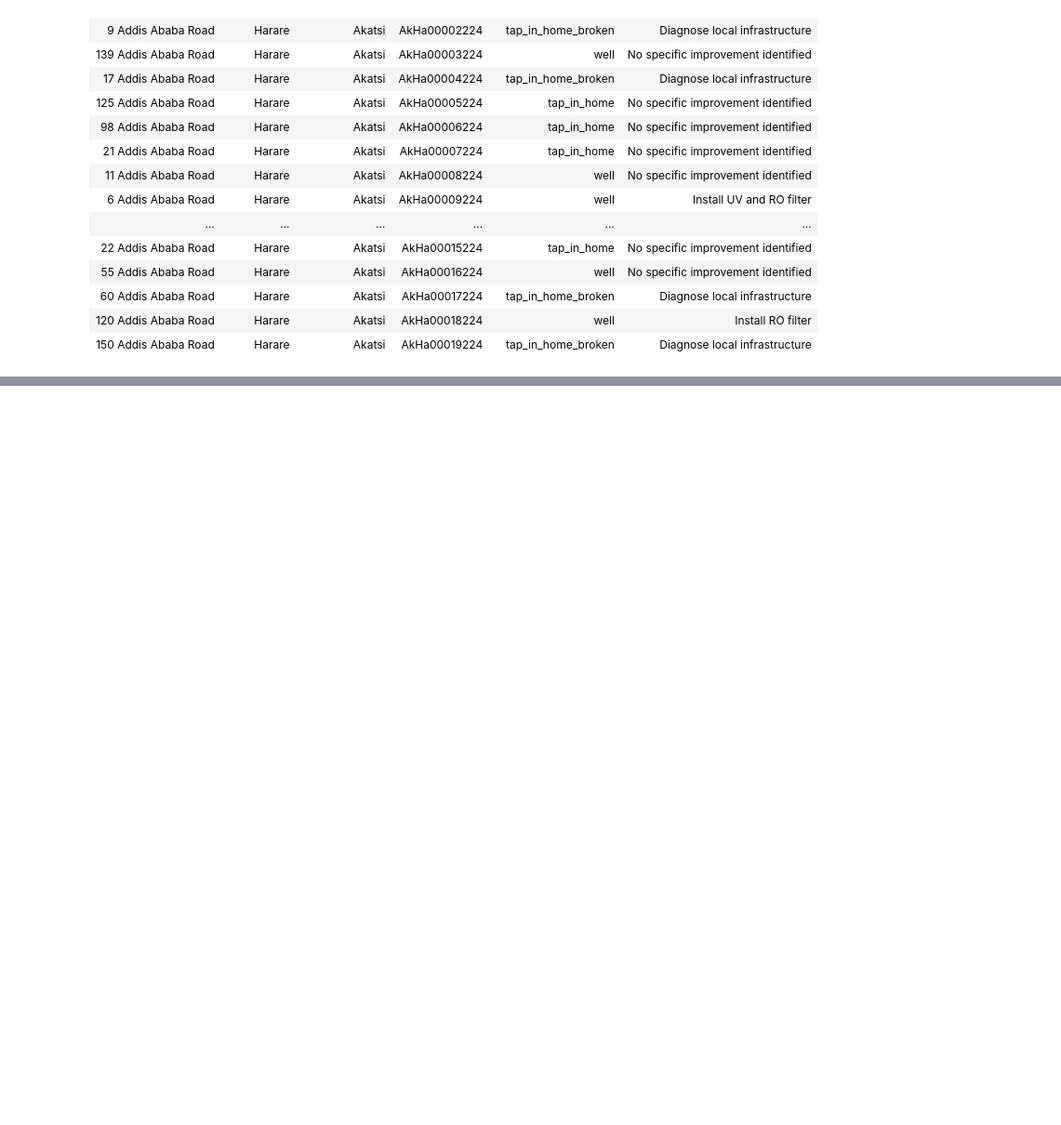
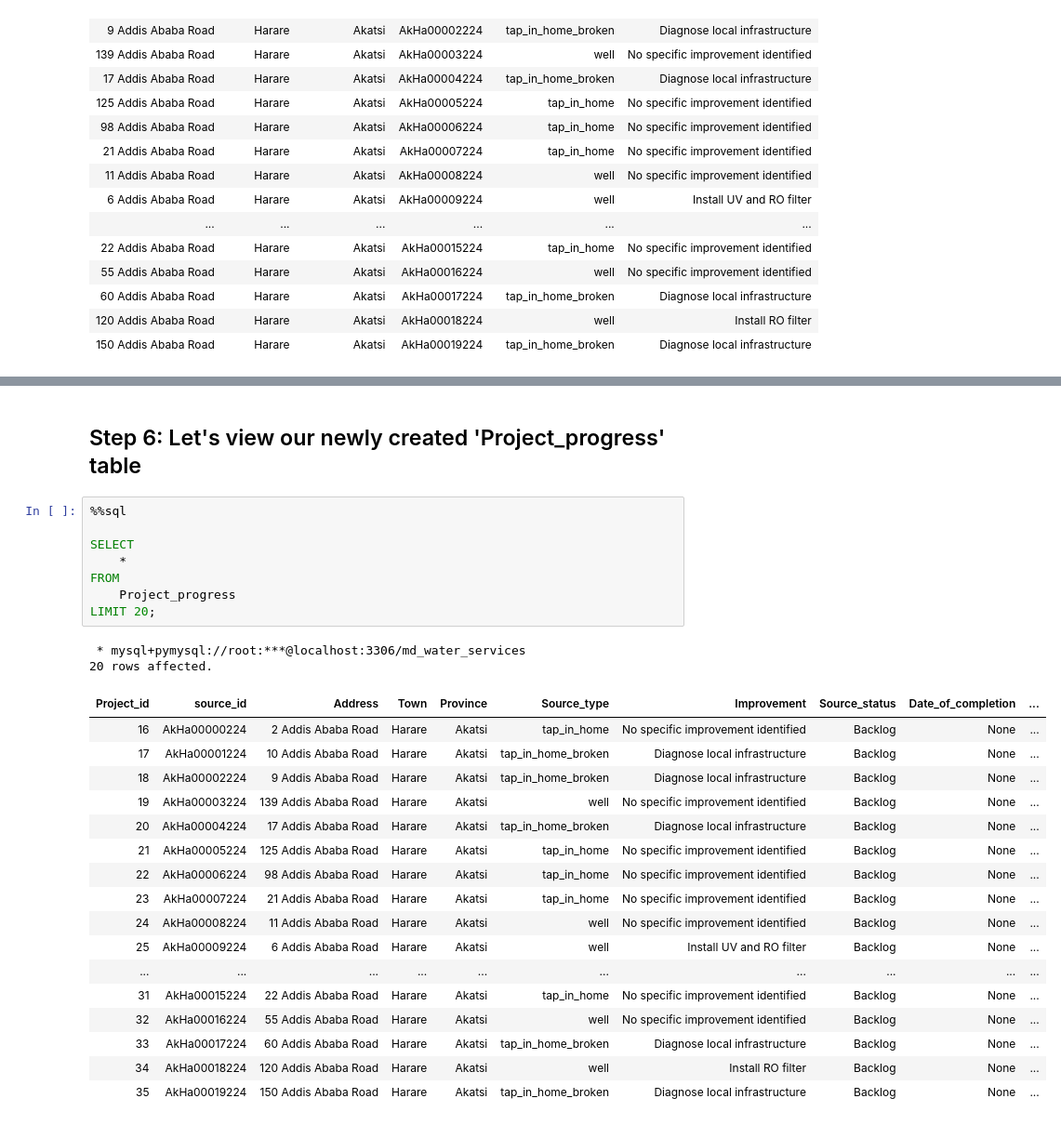
Before and after one commit to enockmbaraka/sqlchemy, a Jupyter notebook: Maji_Ndogo_Part_4/Maji_Ndogo_Project_4.ipynb, the cells around one changed output, grey strips where cells are left out. Shown at 93% size. Saved outputs shown, nothing was run; the diff lists cells and outputs as text; blank space fills up the shorter version.

```diff
--- a/Maji_Ndogo_Part_4/Maji_Ndogo_Project_4.ipynb
+++ b/Maji_Ndogo_Part_4/Maji_Ndogo_Project_4.ipynb
@@ -908,0 +1007,30 @@ LIMIT 20;
+# %% [markdown]
+## Step 6: Let's view our newly created 'Project_progress' table
+# %%
+%%sql
+
+SELECT
+    *
+FROM
+    Project_progress
+LIMIT 20;
+# %% [output]
+ * mysql+pymysql://root:***@localhost:3306/md_water_services
+20 rows affected.
+| Project_id | source_id | Address | Town | Province | Source_type | Improvement | Source_status | Date_of_completion | ... |
+| 16 | AkHa00000224 | 2 Addis Ababa Road | Harare | Akatsi | tap_in_home | No specific improvement identified | Backlog | None | ... |
+| 17 | AkHa00001224 | 10 Addis Ababa Road | Harare | Akatsi | tap_in_home_broken | Diagnose local infrastructure | Backlog | None | ... |
+| 18 | AkHa00002224 | 9 Addis Ababa Road | Harare | Akatsi | tap_in_home_broken | Diagnose local infrastructure | Backlog | None | ... |
+| 19 | AkHa00003224 | 139 Addis Ababa Road | Harare | Akatsi | well | No specific improvement identified | Backlog | None | ... |
+| 20 | AkHa00004224 | 17 Addis Ababa Road | Harare | Akatsi | tap_in_home_broken | Diagnose local infrastructure | Backlog | None | ... |
+| 21 | AkHa00005224 | 125 Addis Ababa Road | Harare | Akatsi | tap_in_home | No specific improvement identified | Backlog | None | ... |
+| 22 | AkHa00006224 | 98 Addis Ababa Road | Harare | Akatsi | tap_in_home | No specific improvement identified | Backlog | None | ... |
+| 23 | AkHa00007224 | 21 Addis Ababa Road | Harare | Akatsi | tap_in_home | No specific improvement identified | Backlog | None | ... |
+| 24 | AkHa00008224 | 11 Addis Ababa Road | Harare | Akatsi | well | No specific improvement identified | Backlog | None | ... |
+| 25 | AkHa00009224 | 6 Addis Ababa Road | Harare | Akatsi | well | Install UV and RO filter | Backlog | None | ... |
+| ... | ... | ... | ... | ... | ... | ... | ... | ... | ... |
+| 31 | AkHa00015224 | 22 Addis Ababa Road | Harare | Akatsi | tap_in_home | No specific improvement identified | Backlog | None | ... |
+| 32 | AkHa00016224 | 55 Addis Ababa Road | Harare | Akatsi | well | No specific improvement identified | Backlog | None | ... |
+| 33 | AkHa00017224 | 60 Addis Ababa Road | Harare | Akatsi | tap_in_home_broken | Diagnose local infrastructure | Backlog | None | ... |
+| 34 | AkHa00018224 | 120 Addis Ababa Road | Harare | Akatsi | well | Install RO filter | Backlog | None | ... |
+| 35 | AkHa00019224 | 150 Addis Ababa Road | Harare | Akatsi | tap_in_home_broken | Diagnose local infrastructure | Backlog | None | ... |
```
Also changed, not shown: parts of 17 cells of this notebook.
